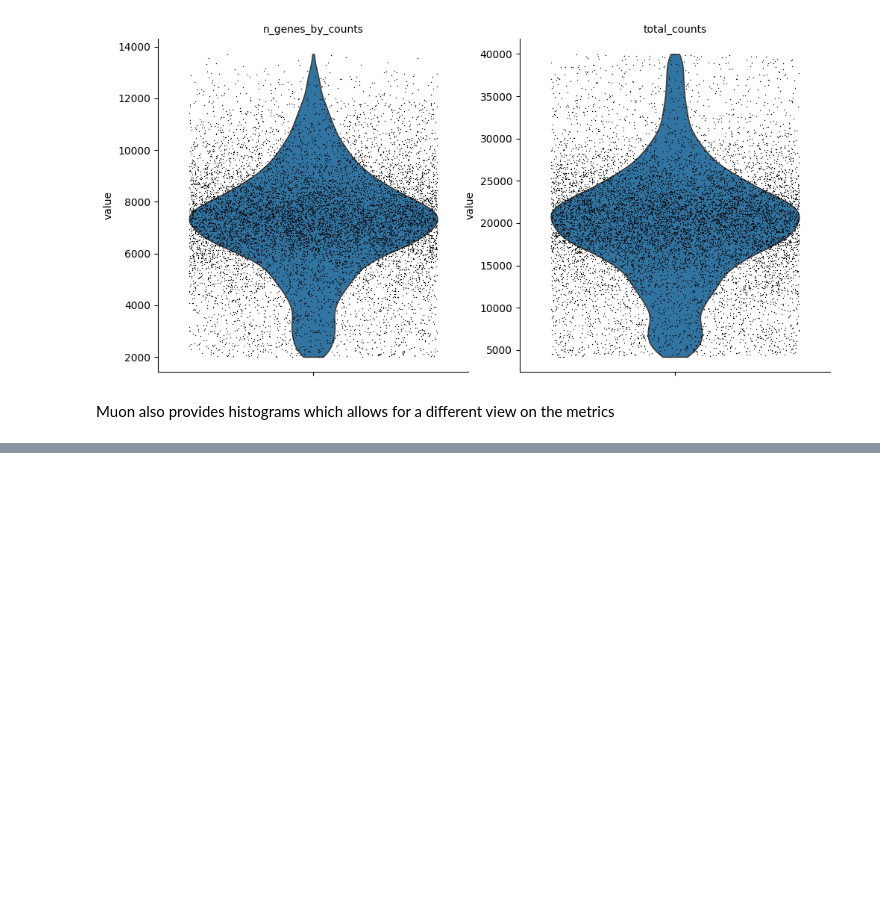
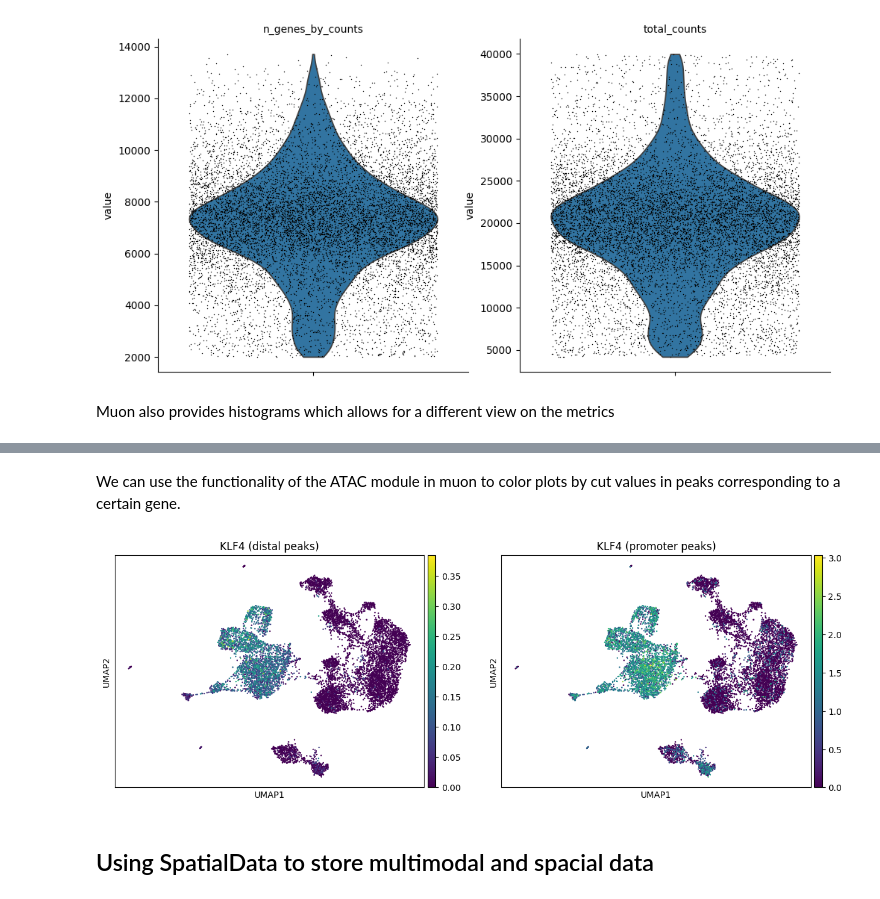
Before and after one commit to eagnanta/scrna-practice, a Jupyter notebook: advanced_data_structures_and_frameworks_practice.ipynb, the cells around one changed output, grey strips where cells are left out. Cells and saved outputs as stored; diff of their text form; code cells hidden in the pictures; blank space fills up the shorter version.

```diff
--- a/advanced_data_structures_and_frameworks_practice.ipynb
+++ b/advanced_data_structures_and_frameworks_practice.ipynb
@@ -333,0 +372,8 @@ Muon also provides histograms which allows for a different view on the metrics
+# %% [markdown]
+We can use the functionality of the ATAC module in muon to color plots by cut values in peaks corresponding to a certain gene.
+# %%
+ac.pl.umap(atac, color=["KLF4"], average="peak_type")
+# %% [output]
+[figure, added]
+# %% [markdown]
+## Using SpatialData to store multimodal and spacial data
```
Also changed, not shown: parts of 18 cells of this notebook.
